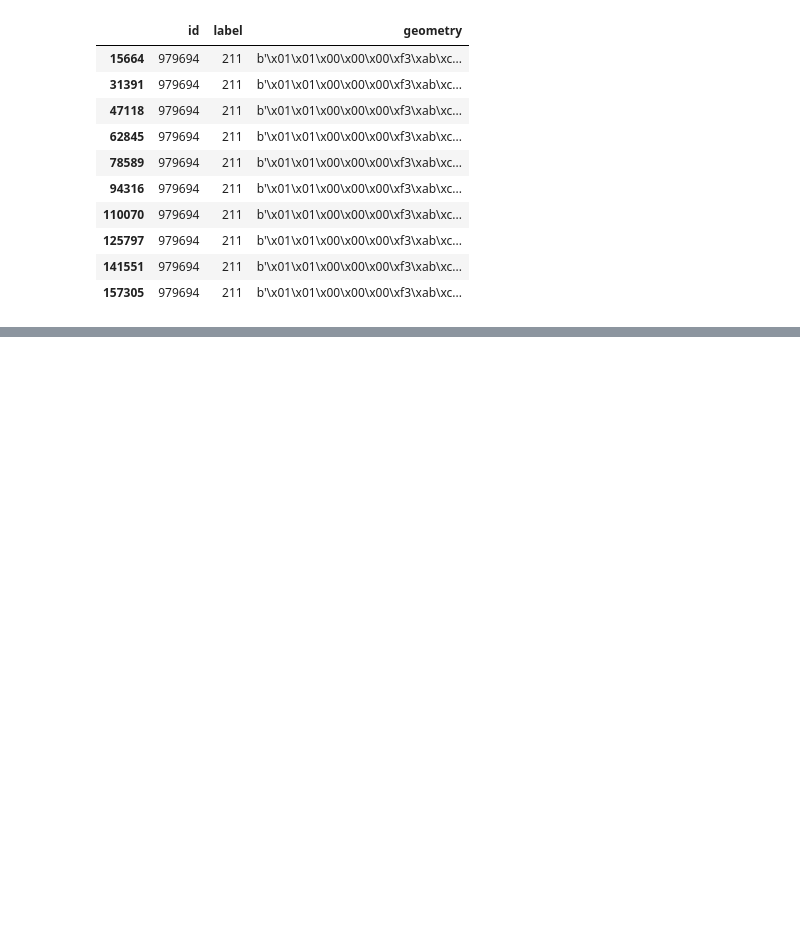
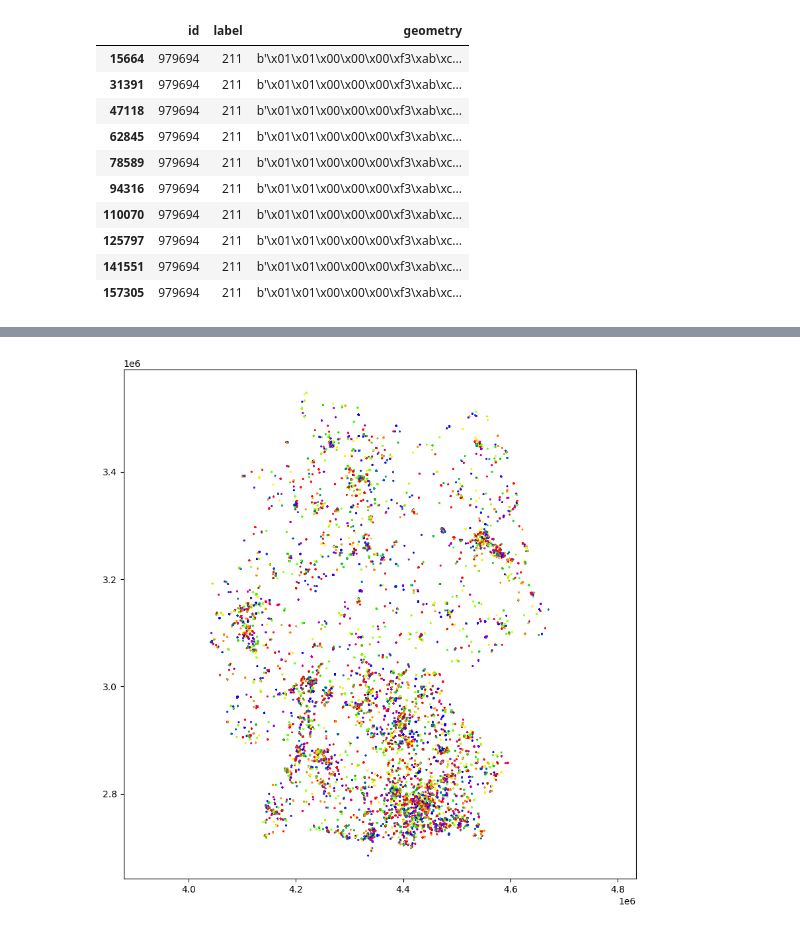
Before and after one commit to mfherrm/BioOTon, a Jupyter notebook: test.ipynb, the cells around one changed output, grey strips where cells are left out. Cells and saved outputs as stored; diff of their text form; code cells hidden in the pictures; blank space fills up the shorter version.

```diff
--- a/test.ipynb
+++ b/test.ipynb
@@ -90,0 +548,2 @@ aug_df.loc[aug_df.id == int(ds.combined_file_paths[i].stem.replace("wn_","").rep
+# %%
+combined_subset = pd.concat([compute_stratify_frame(dawn_subset, dawn_filtered_files), compute_stratify_frame(xeno_subset, xeno_filtered_files)], ignore_index=True)
@@ -90,0 +627,9 @@ aug_df.loc[aug_df.id == int(ds.combined_file_paths[i].stem.replace("wn_","").rep
+# %%
+fig, ax = plt.subplots(figsize=(10, 10))
+ax.scatter(subset.X, subset.Y, c=subset.cell_id % 20, s=1, cmap='prism')
+
+ax.set_aspect('equal', adjustable='datalim')
+
+plt.show()
+# %% [output]
+[figure, added]
```
Also changed, not shown: parts of 55 cells of this notebook.
